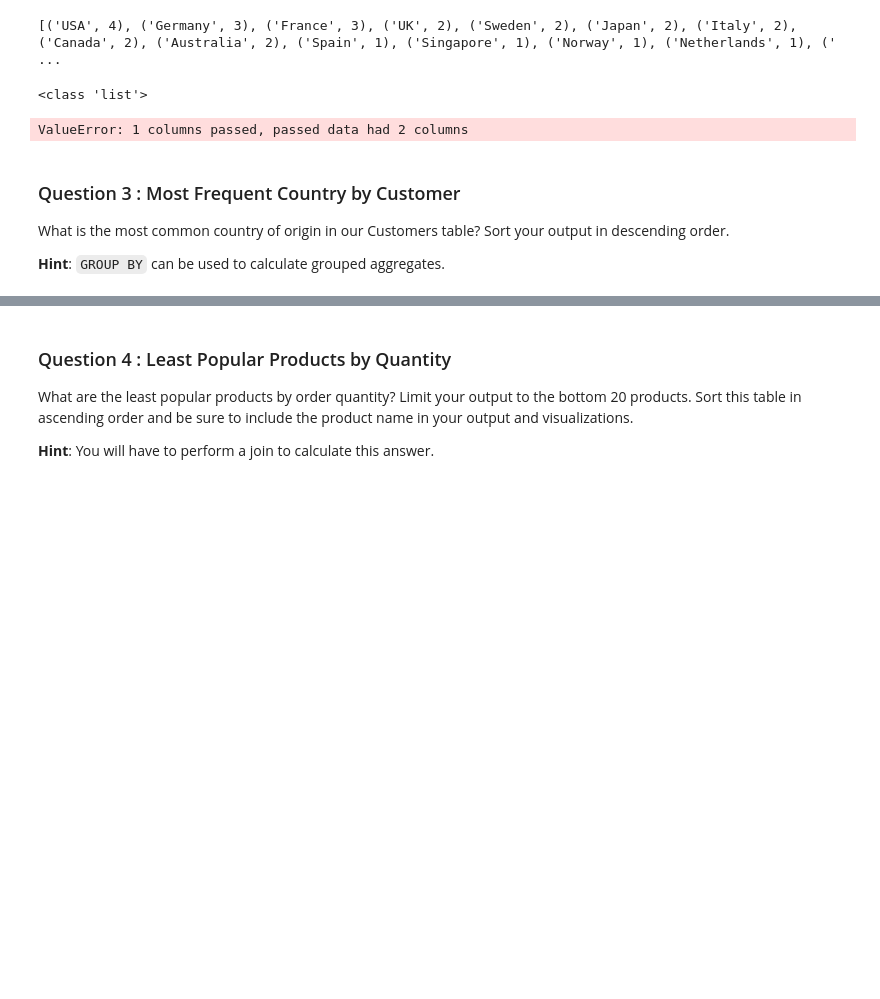
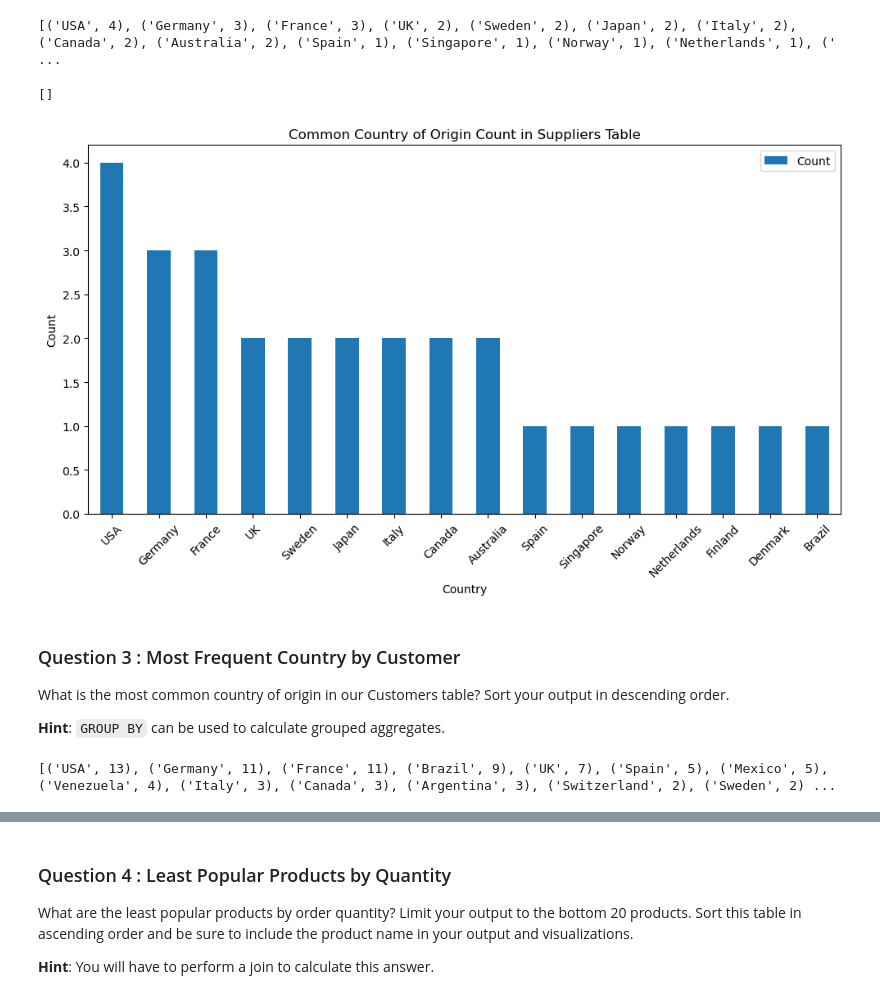
Before and after one commit to SaraG25-tech/Osiris-Foods-Statistics, a Jupyter notebook: adhoc-sql/adhoc_report.ipynb, the cells around one changed output, grey strips where cells are left out. Drawn from its saved outputs; the diff is of its cells as text; code cells hidden in the pictures; blank space fills up the shorter version.

```diff
--- a/adhoc-sql/adhoc_report.ipynb
+++ b/adhoc-sql/adhoc_report.ipynb
@@ -79,17 +79,34 @@ print(rows)
 # %% [output]
 [('USA', 4), ('Germany', 3), ('France', 3), ('UK', 2), ('Sweden', 2), ('Japan', 2), ('Italy', 2), ('Canada', 2), ('Australia', 2), ('Spain', 1), ('Singapore', 1), ('Norway', 1), ('Netherlands', 1), (' ...
 # %%
-print(type(rows))
+print(rows)
 # %% [output]
-<class 'list'>
+[]
 # %%
 # TODO: Convert your list of tuples to a dataframe
-df = pd.DataFrame(..., columns=['...'])
+data = [
+    ('USA', 4), ('Germany', 3), ('France', 3), ('UK', 2), ('Sweden', 2),
+    ('Japan', 2), ('Italy', 2), ('Canada', 2), ('Australia', 2),
+    ('Spain', 1), ('Singapore', 1), ('Norway', 1), ('Netherlands', 1),
+    ('Finland', 1), ('Denmark', 1), ('Brazil', 1)
+]
+df = pd.DataFrame(data, columns=['Country', 'Count'])
 
 # TODO: Generate a visualization on this dataframe
-...
+
+df = pd.DataFrame(data, columns=['Country', 'Count'])
+df.set_index('Country', inplace=True)
+
+df.plot.bar(figsize=(10, 6))
+
+plt.title('Common Country of Origin Count in Suppliers Table')
+plt.xlabel('Country')
+plt.ylabel('Count')
+plt.xticks(rotation=45)
+plt.tight_layout()
+plt.show()
 # %% [output]
-ValueError: 1 columns passed, passed data had 2 columns
+[figure, added]
 # %% [markdown]
 ### Question 3 : Most Frequent Country by Customer
 
@@ -98,9 +115,17 @@ What is the most common country of origin in our Customers table? Sort your outp
 **Hint**: `GROUP BY` can be used to calculate grouped aggregates.
 # %%
 # TODO: Write a SQL query which will answer the question above.
-...
+cursor.execute("""
+    SELECT Country, COUNT(*) AS country_count
+    FROM Customers
+    GROUP BY Country
+    ORDER BY country_count DESC;
+""")
 
 # TODO: Fetch your list of tuples and print it out
-...
+country_count_cust = cursor.fetchall()
+print(country_count_cust)
+# %% [output]
+[('USA', 13), ('Germany', 11), ('France', 11), ('Brazil', 9), ('UK', 7), ('Spain', 5), ('Mexico', 5), ('Venezuela', 4), ('Italy', 3), ('Canada', 3), ('Argentina', 3), ('Switzerland', 2), ('Sweden', 2) ...
 # %%
 # TODO: Convert your list of tuples to a dataframe
```
Also changed, not shown: parts of 4 cells of this notebook.
